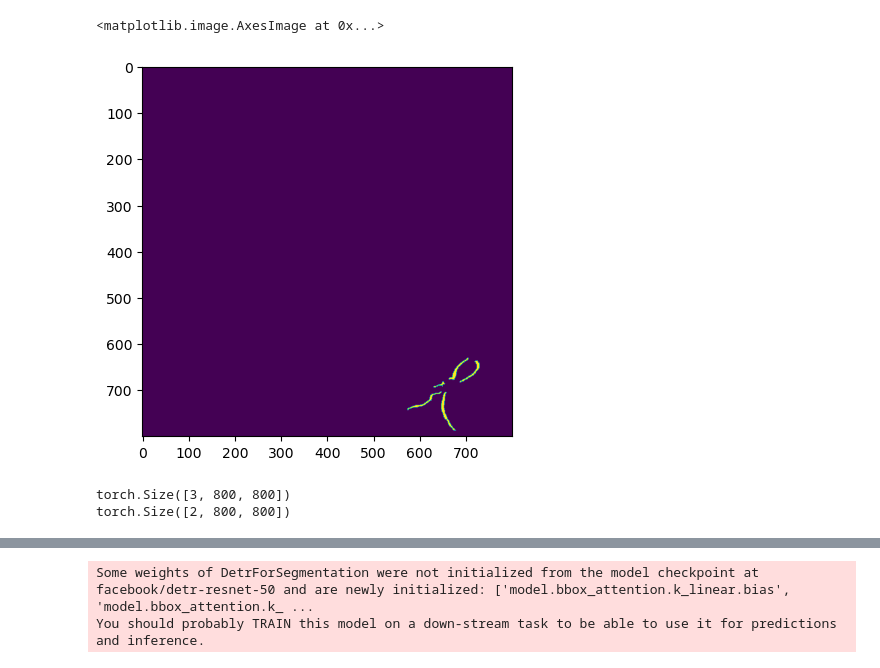
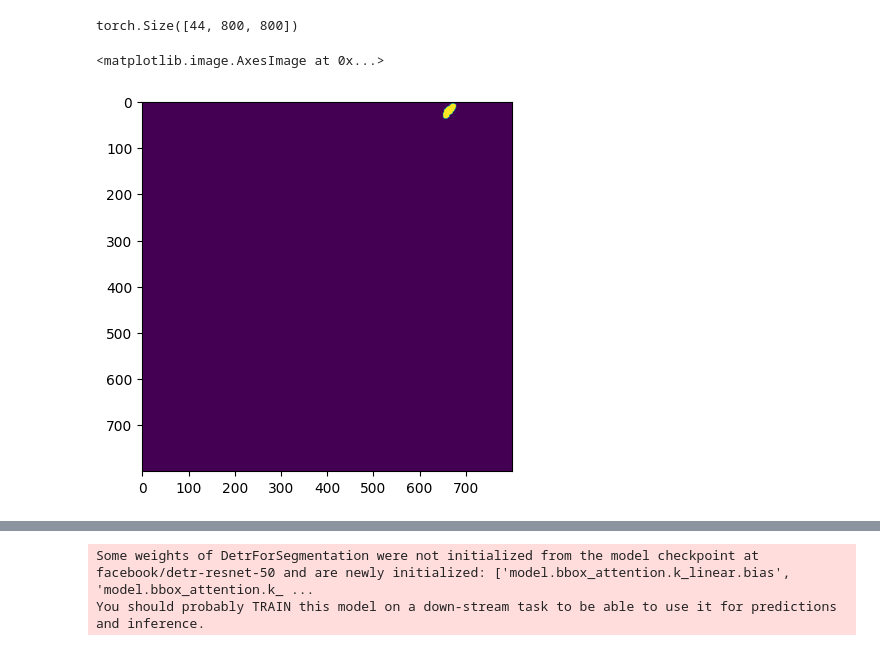
Before and after one commit to tyfei0216/cryoem, a Jupyter notebook: train.ipynb, the cells around one changed output, grey strips where cells are left out. Drawn from its saved outputs; the diff is of its cells as text; code cells hidden in the pictures.

Commit message:
finish train script, testing coDetr and deformDetr

```diff
--- a/train.ipynb
+++ b/train.ipynb
@@ -78,0 +38,14 @@ tensor([[0.2850, 0.2488, 0.2725, 0.3100],
+# %%
+# dataset = modules.CocoDetection("/data/tyfei/datasets/cyroem/test4/Mean10",
+#                         "/data/tyfei/datasets/cyroem/test4/npy_annotations.pkl",
+#                         is_npy=True, transform=utils.getConstantTransform(), return_single=20, require_mask=True, filter_class=[11, 12])
+torch.manual_seed(1509)
+dataset1 = modules.CocoDetection("/data/tyfei/datasets/cyroem/test4/Mean10",
+                        "/data/tyfei/datasets/cyroem/test4/npy_annotations.pkl",
+                        is_npy=True, transform=utils.getConstantTransform(), require_mask=True, filter_class=[1,2,4,5,6,7,8,9,10,11,12])
+dataset2 = modules.CocoDetection("/data/tyfei/datasets/cyroem/test4/Mean10",
+                        "/data/tyfei/datasets/cyroem/test4/npy_annotations.pkl",
+                        is_npy=True, transform=utils.getConstantTransform(), require_mask=True, filter_class=[1,2,4,5,6,7,8,9,10,11,12])
+train_set, _val_set = torch.utils.data.random_split(dataset1, [0.8, 0.2])
+_train_set, val_set = torch.utils.data.random_split(dataset1, [0.8, 0.2])
+val_set.indices = _val_set.indices
@@ -79,10 +61,14 @@ tensor([[0.2850, 0.2488, 0.2725, 0.3100],
+# %%
+dataset2[20]["labels"]["masks"].shape
+# %% [output]
+torch.Size([44, 800, 800])
 # %%
-l1 = dataset[20]["labels"]["masks"][6]
+l1 = dataset2[20]["labels"]["masks"][15]
 l1 = l1.numpy()
 plt.imshow(l1)
 # %% [output]
 <matplotlib.image.AxesImage at 0x...>
-[figure, old version]
+[figure, new version]
 # %%
 trainloader = DataLoader(dataset=train_set, collate_fn=utils.stackBatch, batch_size=2, shuffle=True, num_workers=4)
 valloader = DataLoader(dataset=val_set, collate_fn=utils.stackBatch, batch_size=2, num_workers=4)
@@ -92,8 +76,0 @@ ds = utils.EMDataModule(trainloader, valloader, testloader)
-# %%
-for i, data in enumerate(trainloader):
-    print(data["labels"][1]["masks"].shape)
-    print(data["pixel_mask"].shape)
-    break
-# %% [output]
-torch.Size([3, 800, 800])
-torch.Size([2, 800, 800])
```
Also changed, not shown: parts of 63 cells of this notebook, 6 other files.
